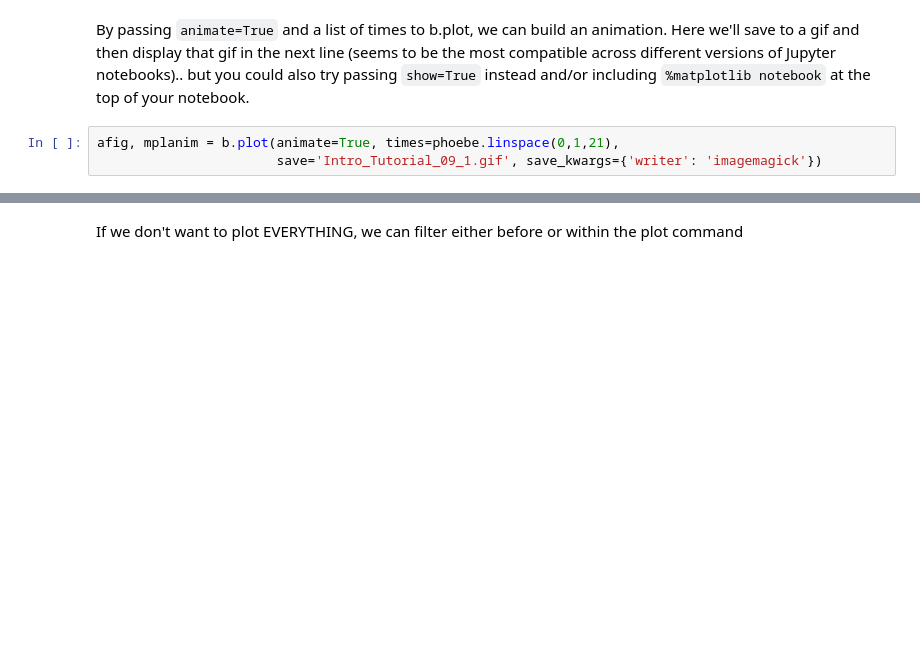
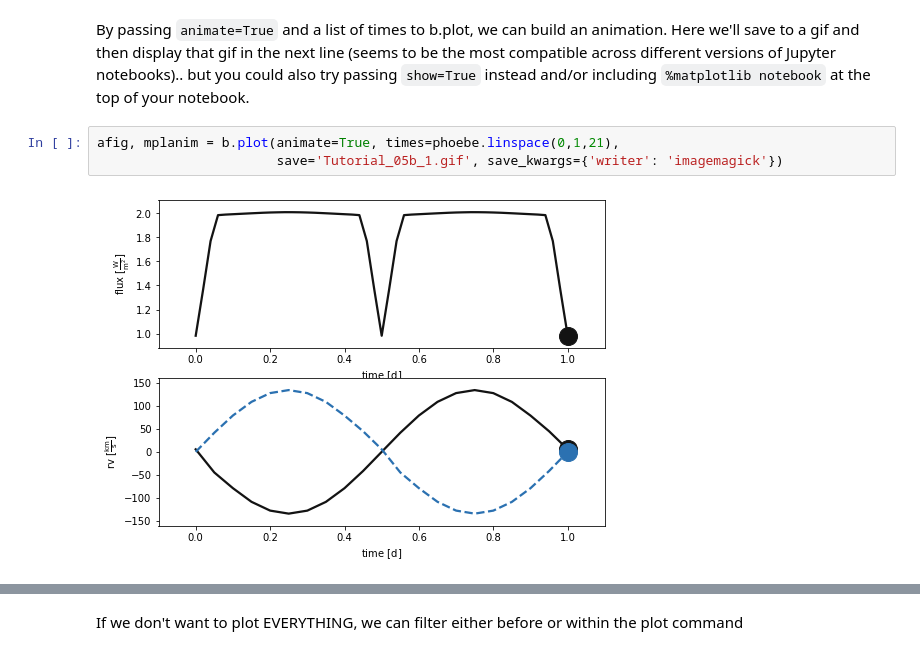
Before and after one commit to phoebe-project/phoebe2-workshop, a Jupyter notebook: Tutorial_05b_animations.ipynb, the cells around one changed output, grey strips where cells are left out. Drawn from its saved outputs; the diff is of its cells as text; blank space fills up the shorter version.

Commit message:
update filenames in animations tutorial

```diff
--- a/Tutorial_05b_animations.ipynb
+++ b/Tutorial_05b_animations.ipynb
@@ -29,5 +35,7 @@ b.run_compute()
 By passing `animate=True` and a list of times to b.plot, we can build an animation.  Here we'll save to a gif and then display that gif in the next line (seems to be the most compatible across different versions of Jupyter notebooks).. but you could also try passing `show=True` instead and/or including `%matplotlib notebook` at the top of your notebook.
 # %%
 afig, mplanim = b.plot(animate=True, times=phoebe.linspace(0,1,21),
-                       save='Intro_Tutorial_09_1.gif', save_kwargs={'writer': 'imagemagick'})
+                       save='Tutorial_05b_1.gif', save_kwargs={'writer': 'imagemagick'})
+# %% [output]
+[figure, added]
 # %% [markdown]
```
Also changed, not shown: parts of 7 cells of this notebook, 3 other files.
